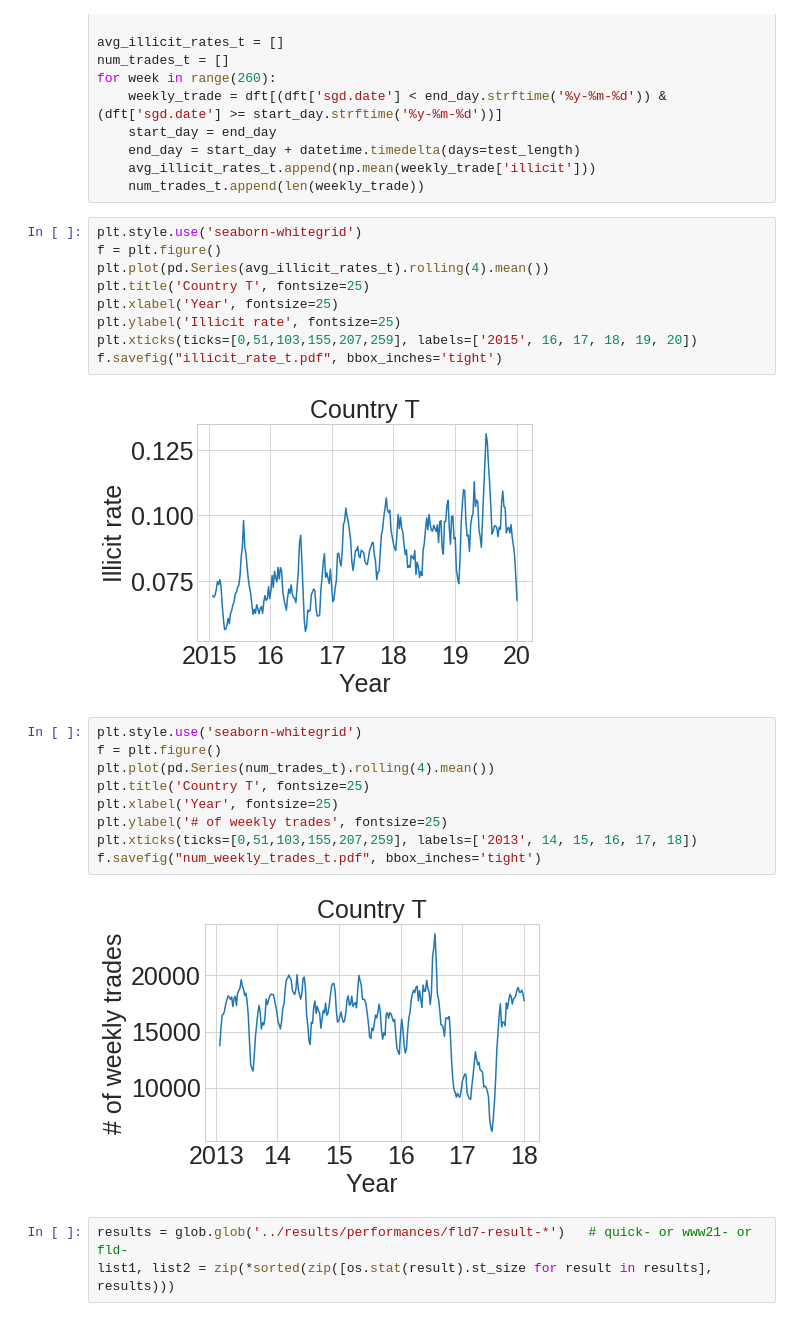
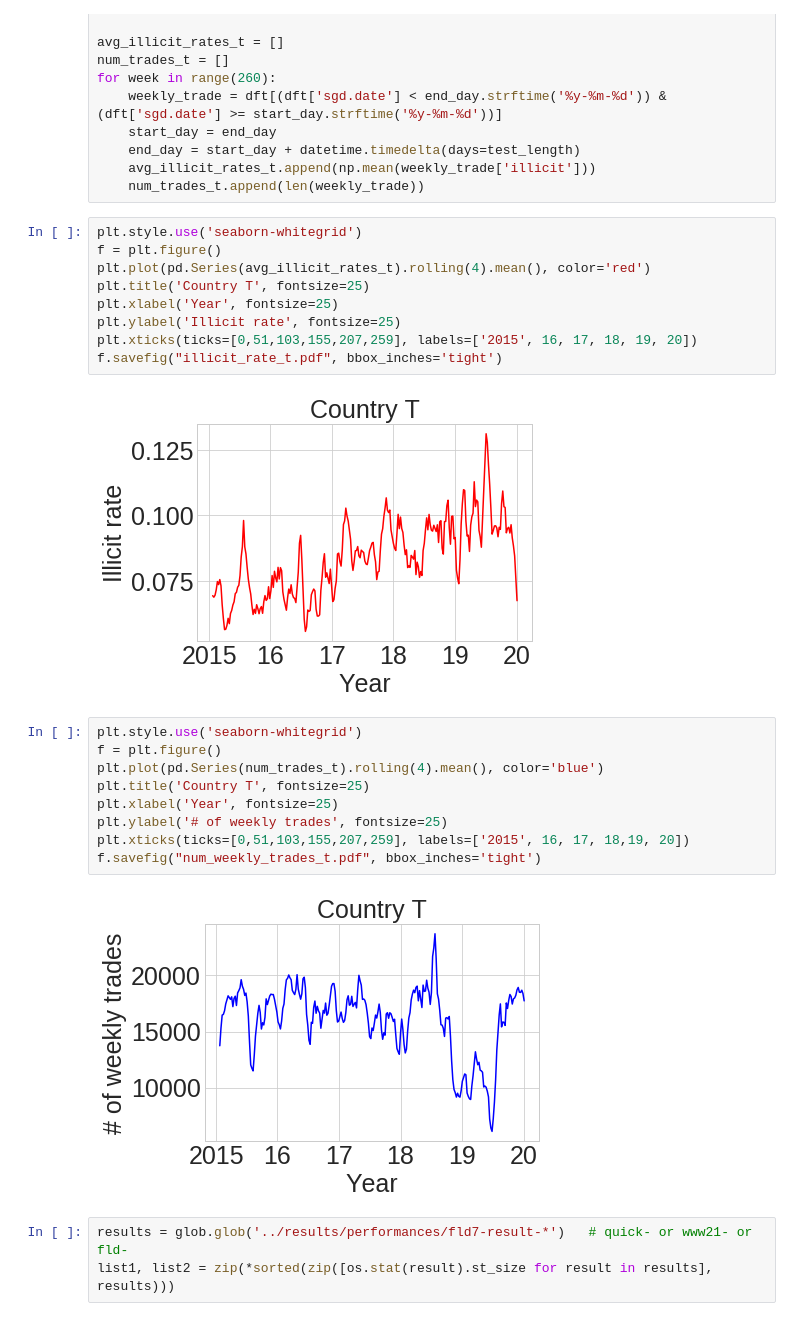
Before and after one commit to Seondong/Customs-Fraud-Detection, a Jupyter notebook: analysis/Performance-on-novel-fraud.ipynb, the cells around one changed output. Drawn from its saved outputs; the diff is of its cells as text.

```diff
--- a/analysis/Performance-on-novel-fraud.ipynb
+++ b/analysis/Performance-on-novel-fraud.ipynb
@@ -157,25 +157,25 @@ for week in range(260):
 # %%
 plt.style.use('seaborn-whitegrid')
 f = plt.figure()
-plt.plot(pd.Series(avg_illicit_rates_t).rolling(4).mean())
+plt.plot(pd.Series(avg_illicit_rates_t).rolling(4).mean(), color='red')
 plt.title('Country T', fontsize=25)
 plt.xlabel('Year', fontsize=25)
 plt.ylabel('Illicit rate', fontsize=25)
 plt.xticks(ticks=[0,51,103,155,207,259], labels=['2015', 16, 17, 18, 19, 20])
 f.savefig("illicit_rate_t.pdf", bbox_inches='tight')
 # %% [output]
-[figure, old version]
+[figure, new version]
 # %%
 plt.style.use('seaborn-whitegrid')
 f = plt.figure()
-plt.plot(pd.Series(num_trades_t).rolling(4).mean())
+plt.plot(pd.Series(num_trades_t).rolling(4).mean(), color='blue')
 plt.title('Country T', fontsize=25)
 plt.xlabel('Year', fontsize=25)
 plt.ylabel('# of weekly trades', fontsize=25)
-plt.xticks(ticks=[0,51,103,155,207,259], labels=['2013', 14, 15, 16, 17, 18])
+plt.xticks(ticks=[0,51,103,155,207,259], labels=['2015', 16, 17, 18,19, 20])
 f.savefig("num_weekly_trades_t.pdf", bbox_inches='tight')
 # %% [output]
-[figure, old version]
+[figure, new version]
 # %%
 results = glob.glob('../results/performances/fld7-result-*')   # quick- or www21- or fld-
 list1, list2 = zip(*sorted(zip([os.stat(result).st_size for result in results], results)))
```
Also changed, not shown: parts of 4 cells of this notebook, 57 other files.
